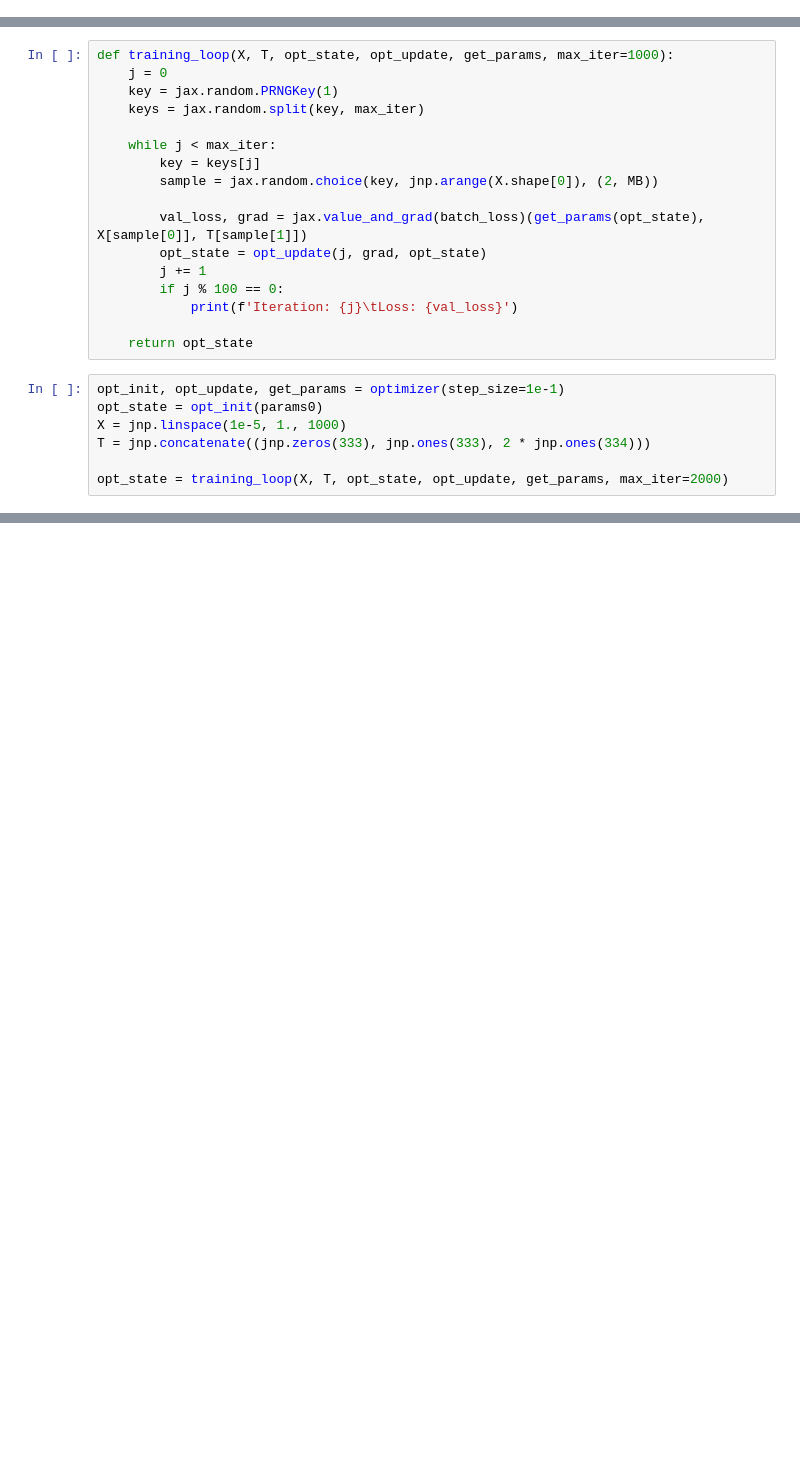
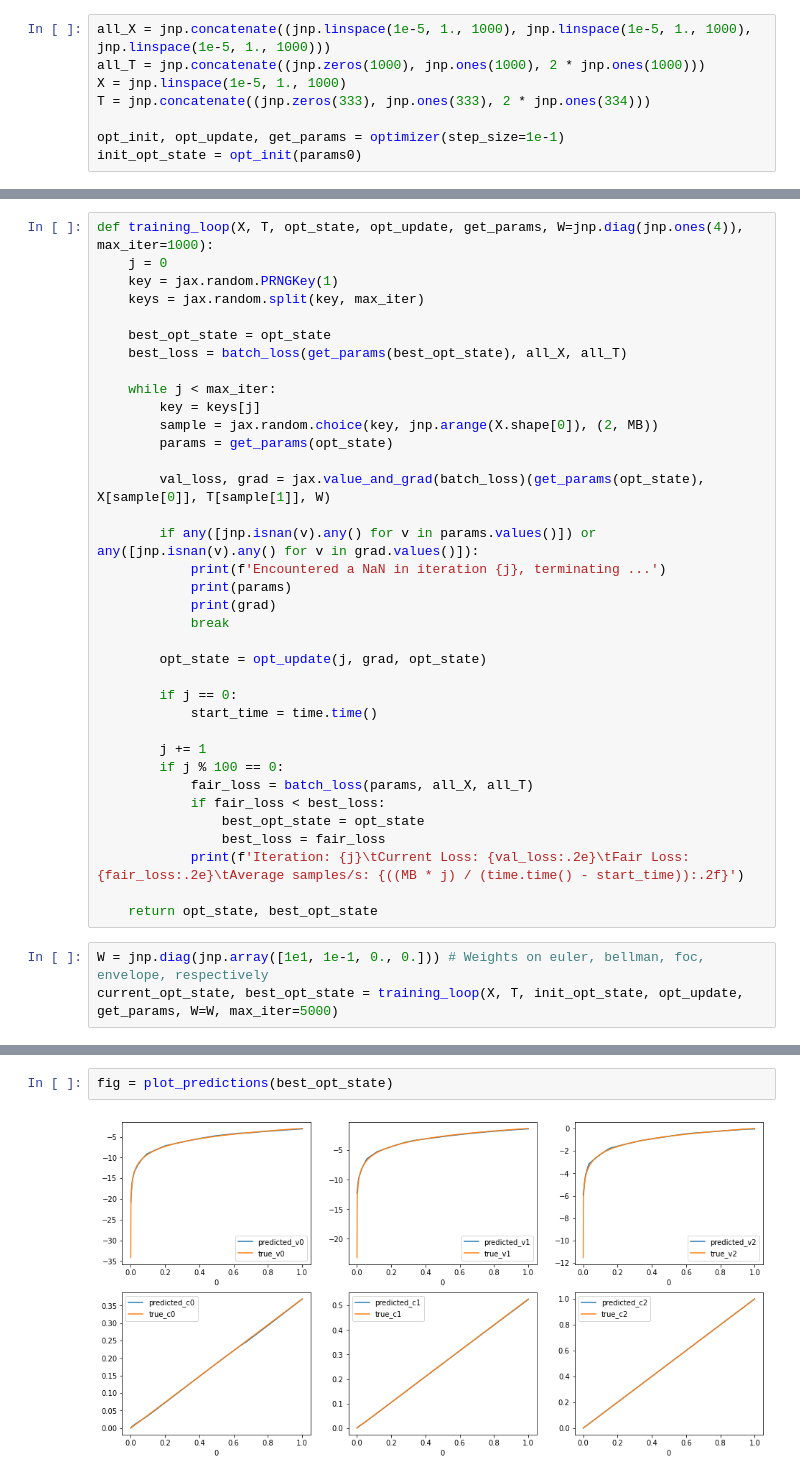
Before and after one commit to e-hall-hoffarth/hetero_simulation, a Jupyter notebook: share/notebooks/indirect_value_function_approximation.ipynb, the cells around one changed output, grey strips where cells are left out. Saved outputs shown, nothing was run; the diff lists cells and outputs as text; blank space fills up the shorter version.

```diff
--- a/share/notebooks/indirect_value_function_approximation.ipynb
+++ b/share/notebooks/indirect_value_function_approximation.ipynb
@@ -34,0 +38,8 @@ params0 = {'w0': w0, 'w1': w1, 'vw2': w2, 'cw2': w2, 'vwf': wf, 'cwf': wf,
+# %%
+all_X = jnp.concatenate((jnp.linspace(1e-5, 1., 1000), jnp.linspace(1e-5, 1., 1000), jnp.linspace(1e-5, 1., 1000)))
+all_T = jnp.concatenate((jnp.zeros(1000), jnp.ones(1000), 2 * jnp.ones(1000)))
+X = jnp.linspace(1e-5, 1., 1000)
+T = jnp.concatenate((jnp.zeros(333), jnp.ones(333), 2 * jnp.ones(334)))
+
+opt_init, opt_update, get_params = optimizer(step_size=1e-1)
+init_opt_state = opt_init(params0)
@@ -79,25 +168,40 @@ def batch_loss(params, xs, ts):
 # %%
-def training_loop(X, T, opt_state, opt_update, get_params, max_iter=1000):
+def training_loop(X, T, opt_state, opt_update, get_params, W=jnp.diag(jnp.ones(4)), max_iter=1000):
     j = 0
     key = jax.random.PRNGKey(1)
     keys = jax.random.split(key, max_iter)
 
+    best_opt_state = opt_state
+    best_loss = batch_loss(get_params(best_opt_state), all_X, all_T)
+
     while j < max_iter:
         key = keys[j]
         sample = jax.random.choice(key, jnp.arange(X.shape[0]), (2, MB))
+        params = get_params(opt_state)
 
-        val_loss, grad = jax.value_and_grad(batch_loss)(get_params(opt_state), X[sample[0]], T[sample[1]])
+        val_loss, grad = jax.value_and_grad(batch_loss)(get_params(opt_state), X[sample[0]], T[sample[1]], W)
+
+        if any([jnp.isnan(v).any() for v in params.values()]) or any([jnp.isnan(v).any() for v in grad.values()]):
+            print(f'Encountered a NaN in iteration {j}, terminating ...')
+            print(params)
+            print(grad)
+            break
+
         opt_state = opt_update(j, grad, opt_state)
+
+        if j == 0:
+            start_time = time.time()
+
         j += 1
         if j % 100 == 0:
-            print(f'Iteration: {j}\tLoss: {val_loss}')
+            fair_loss = batch_loss(params, all_X, all_T)
+            if fair_loss < best_loss:
+                best_opt_state = opt_state
+                best_loss = fair_loss
+            print(f'Iteration: {j}\tCurrent Loss: {val_loss:.2e}\tFair Loss: {fair_loss:.2e}\tAverage samples/s: {((MB * j) / (time.time() - start_time)):.2f}')
 
-    return opt_state
+    return opt_state, best_opt_state
 # %%
-opt_init, opt_update, get_params = optimizer(step_size=1e-1)
-opt_state = opt_init(params0)
-X = jnp.linspace(1e-5, 1., 1000)
-T = jnp.concatenate((jnp.zeros(333), jnp.ones(333), 2 * jnp.ones(334)))
-
-opt_state = training_loop(X, T, opt_state, opt_update, get_params, max_iter=2000)
+W = jnp.diag(jnp.array([1e1, 1e-1, 0., 0.])) # Weights on euler, bellman, foc, envelope, respectively
+current_opt_state, best_opt_state = training_loop(X, T, init_opt_state, opt_update, get_params, W=W, max_iter=5000)
 # %% [output]
@@ -190,0 +225,4 @@ Iteration: 10000        Loss: 0.13652580976486206
+# %%
+fig = plot_predictions(best_opt_state)
+# %% [output]
+[figure, added]
```
Also changed, not shown: parts of 19 cells of this notebook, 6 other files.
